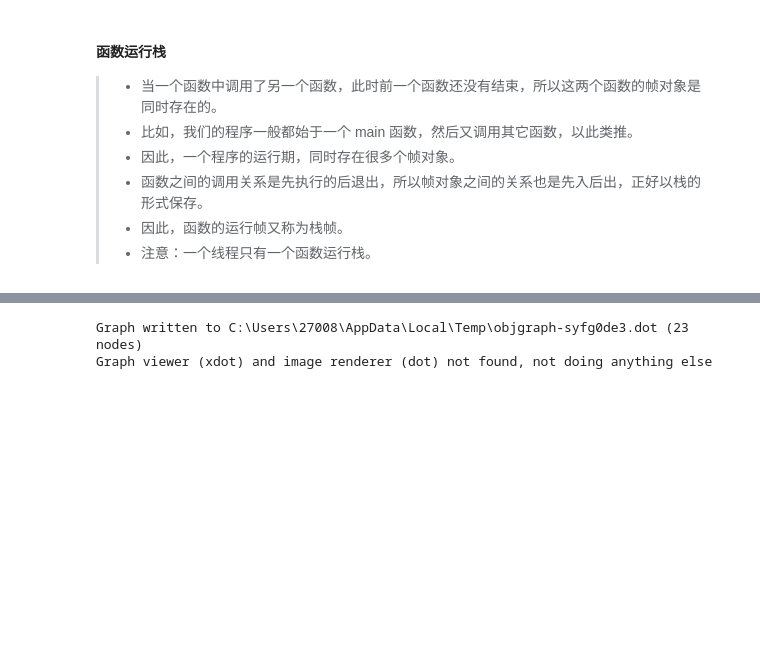
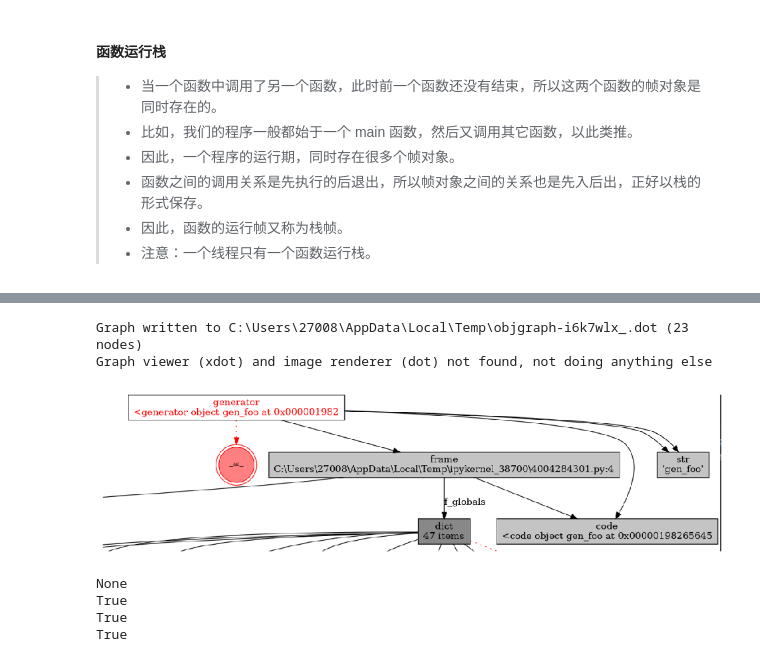
Before and after one commit to gl-up/AsyncIO, a Jupyter notebook: Sec3.ipynb, the cells around one changed output, grey strips where cells are left out. Cells and saved outputs as stored; diff of their text form; code cells hidden in the pictures; blank space fills up the shorter version.

```diff
--- a/Sec3.ipynb
+++ b/Sec3.ipynb
@@ -93,7 +109,28 @@ Graph viewer (xdot) and image renderer (dot) not found, not doing anything else
 # %%
 ##### 调用生成器函数不会立即运行函数代码，而是返回一个生成器对象。
 gf = gen_foo()
 show_refs(gf)
+show_graph("figs/generate_object.png")
+# 如下图所示，生成器自带 frame 属性，保存生成器函数的帧对象。
 # %% [output]
-Graph written to C:\Users\27008\AppData\Local\Temp\objgraph-syfg0de3.dot (23 nodes)
+Graph written to C:\Users\27008\AppData\Local\Temp\objgraph-i6k7wlx_.dot (23 nodes)
 Graph viewer (xdot) and image renderer (dot) not found, not doing anything else
+[figure, added]
+# %%
+# 每次使用next()驱动生成器运行时，都会更新这个帧对象(gi_frame)，保存当前的运行状态。
+gf = gen_foo()
+
+# 存为变量，不然迭代结束后，frame会变成None
+gi_frame = gf.gi_frame
+
+frames = list(gf)
+
+print(gf.gi_frame)
+
+for f in frames:
+    print(f is gi_frame)
+# %% [output]
+None
+True
+True
+True
```
Also changed, not shown: parts of 8 cells of this notebook, 4 other files.
